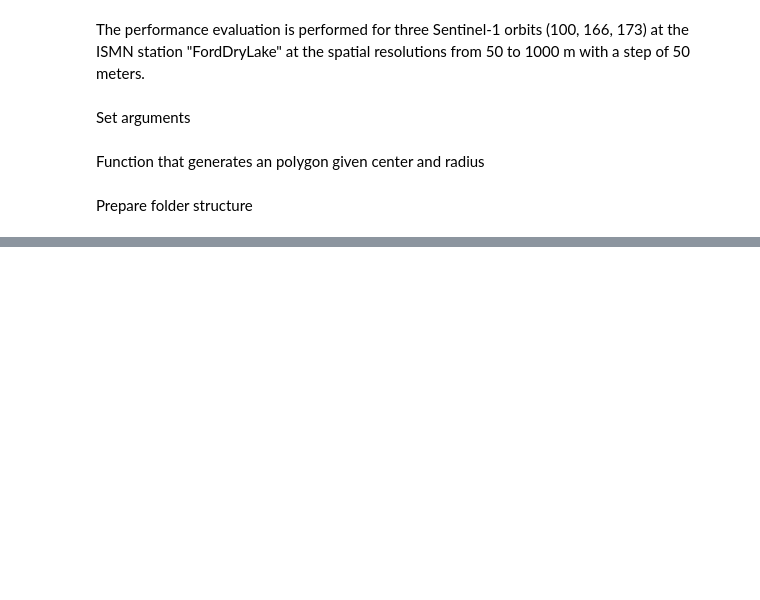
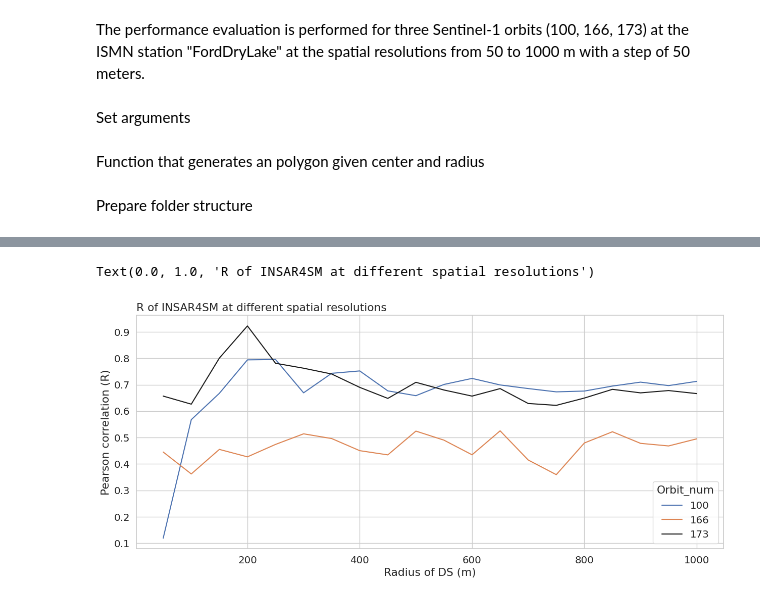
Before and after one commit to kleok/INSAR4SM, a Jupyter notebook: Spatial_resolution_experiment.ipynb, the cells around one changed output, grey strips where cells are left out. Drawn from its saved outputs; the diff is of its cells as text; code cells hidden in the pictures; blank space fills up the shorter version.

```diff
--- a/Spatial_resolution_experiment.ipynb
+++ b/Spatial_resolution_experiment.ipynb
@@ -224,0 +253,11 @@ write vrt file for each SLC ...
+# %%
+# Plot
+fig, ax = plt.subplots(figsize=(15,6))
+g1 = sns.lineplot(data=df, x='grid_size', y='r', hue="Orbit_num",  palette=["C0", "C1", "k"])
+plt.xlabel('Radius of DS (m)')
+plt.ylabel('Pearson correlation (R)')
+# Legend
+plt.title('R of INSAR4SM at different spatial resolutions', loc='left')
+# %% [output]
+Text(0.0, 1.0, 'R of INSAR4SM at different spatial resolutions')
+[figure, added]
```
Also changed, not shown: parts of 5 cells of this notebook, 4 other files.
